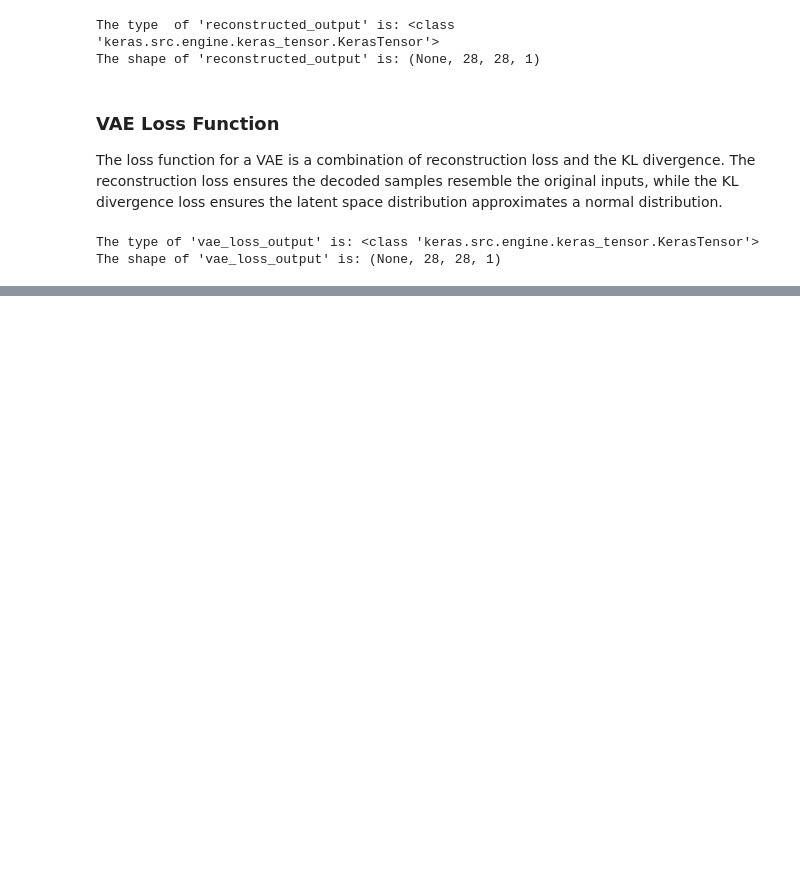
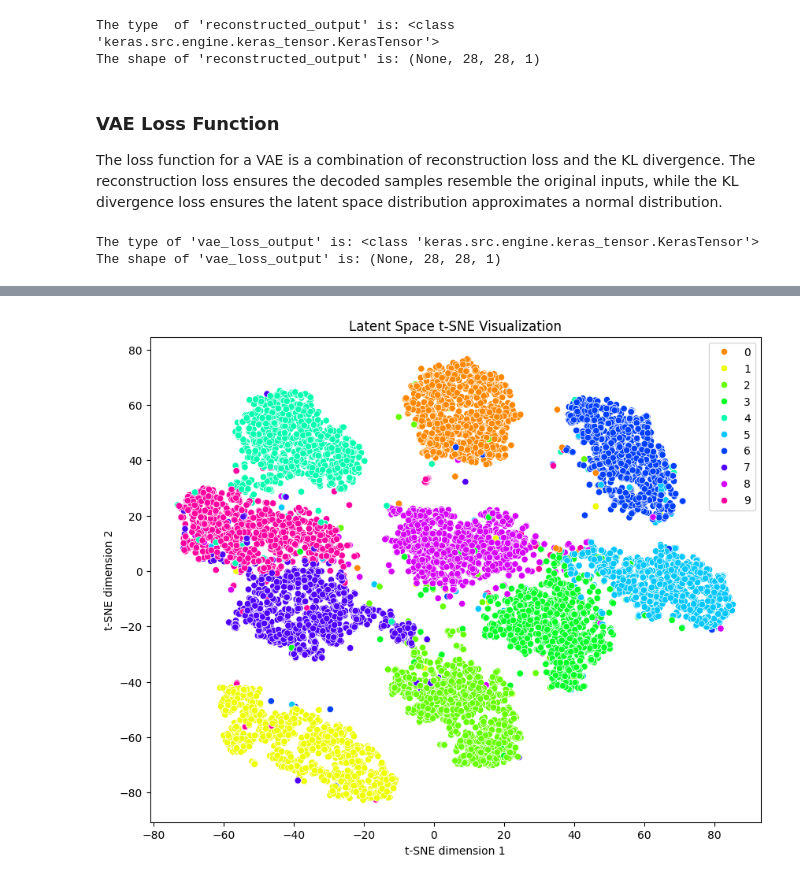
Before and after one commit to mdhabibi/DeepLearning-VAE, a Jupyter notebook: notebooks/MNIST_VAE_main.ipynb, the cells around one changed output, grey strips where cells are left out. Cells and saved outputs as stored; diff of their text form; code cells hidden in the pictures; blank space fills up the shorter version.

```diff
--- a/notebooks/MNIST_VAE_main.ipynb
+++ b/notebooks/MNIST_VAE_main.ipynb
@@ -604,0 +581,18 @@ plt.show()
+# %%
+# Obtain latent space representations
+_, _, z = encoder_model.predict(x_test, batch_size=32)
+
+# Ensure 'z' is a NumPy array
+z = np.array(z)
+
+# Use t-SNE to reduce dimensions to 2D for visualization
+z_tsne = TSNE(n_components=2).fit_transform(z)
+
+# Plotting
+plt.figure(figsize=(10, 8))
+sns.scatterplot(x=z_tsne[:, 0], y=z_tsne[:, 1], hue=y_test, palette=sns.color_palette("hsv", 10), legend='full')
+plt.title("Latent Space t-SNE Visualization")
+plt.xlabel("t-SNE dimension 1")
+plt.ylabel("t-SNE dimension 2")
+plt.show()
+# %% [output]
@@ -604,0 +600 @@ plt.show()
+[figure, added]
```
Also changed, not shown: parts of 22 cells of this notebook, 2 other files.
